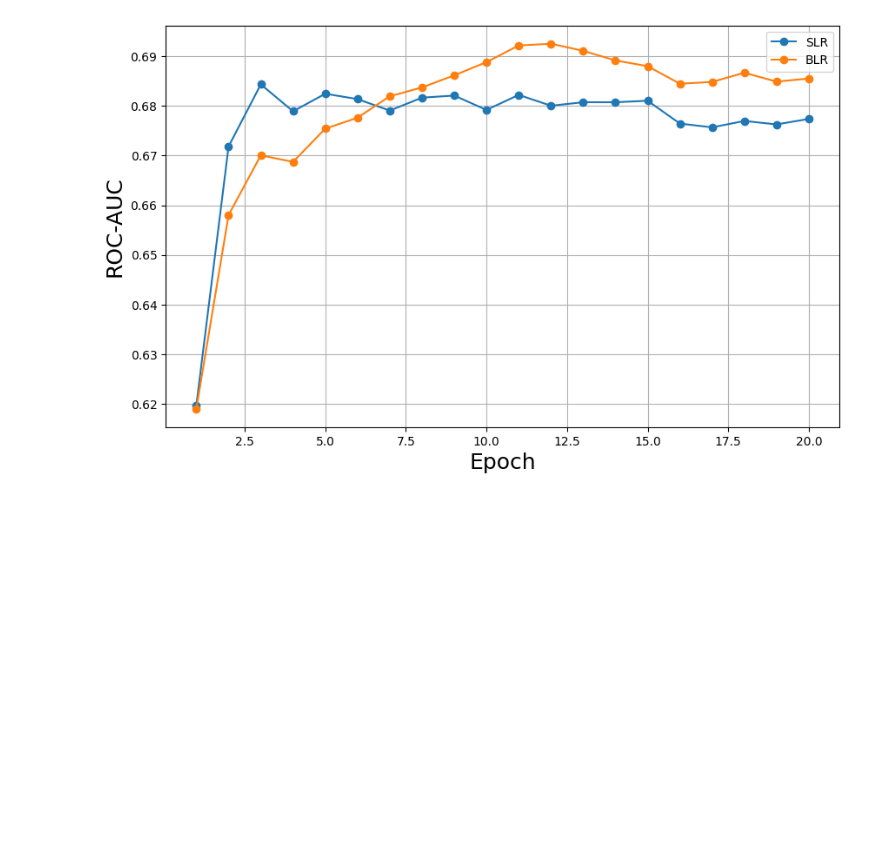
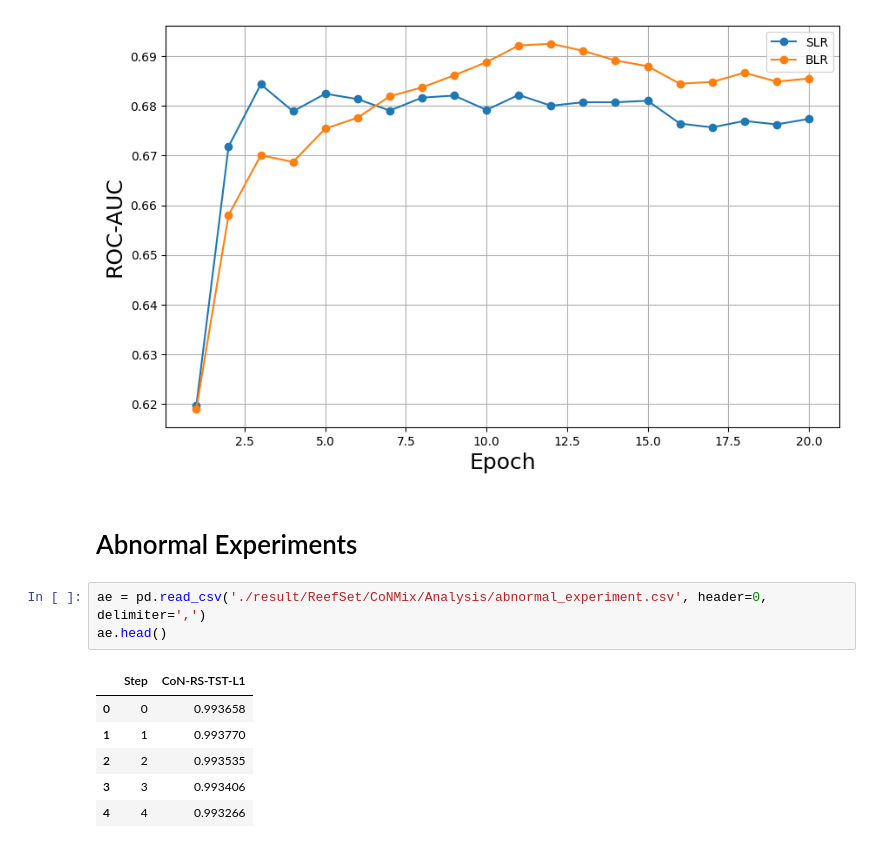
Before and after one commit to Andy-Shao/DHAuDS, a Jupyter notebook: Result_analysis.ipynb, the cells around one changed output. Drawn from its saved outputs; the diff is of its cells as text; blank space fills up the shorter version.

```diff
--- a/Result_analysis.ipynb
+++ b/Result_analysis.ipynb
@@ -174,3 +174,15 @@ plt.grid(True)
 plt.show()
 # %% [output]
 [figure]
+# %% [markdown]
+# Abnormal Experiments
+# %%
+ae = pd.read_csv('./result/ReefSet/CoNMix/Analysis/abnormal_experiment.csv', header=0, delimiter=',')
+ae.head()
+# %% [output]
+|  | Step | CoN-RS-TST-L1 |
+| 0 | 0 | 0.993658 |
+| 1 | 1 | 0.993770 |
+| 2 | 2 | 0.993535 |
+| 3 | 3 | 0.993406 |
+| 4 | 4 | 0.993266 |
```
Also changed, not shown: parts of 1 cell of this notebook, 1 other file.
